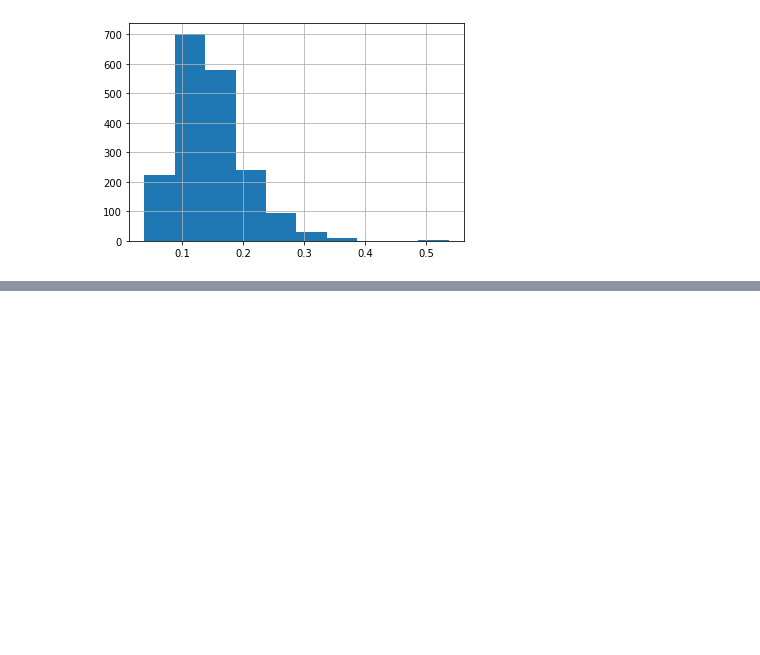
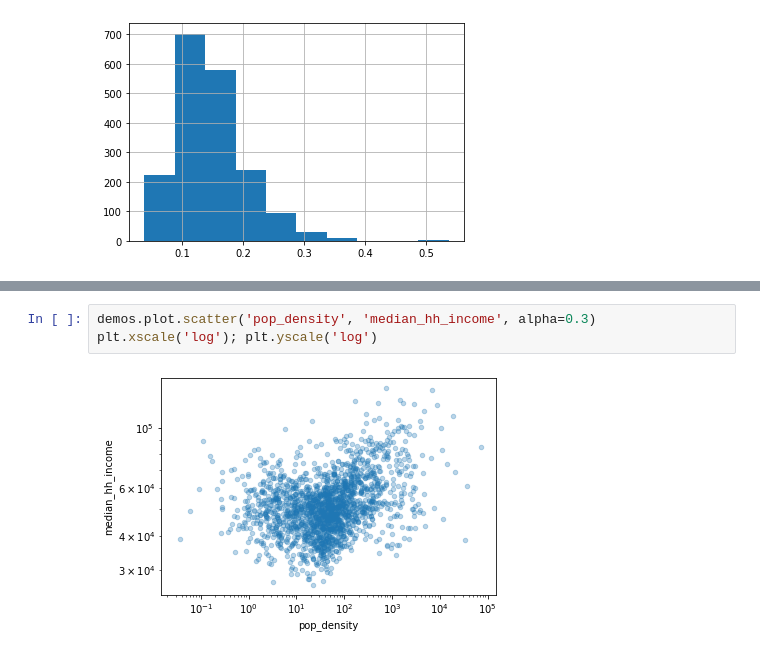
Before and after one commit to MichaelYinGH/ac209project, a Jupyter notebook: notebooks/demographic_data.ipynb, the cells around one changed output, grey strips where cells are left out. Saved outputs shown, nothing was run; the diff lists cells and outputs as text; blank space fills up the shorter version.

```diff
--- a/notebooks/demographic_data.ipynb
+++ b/notebooks/demographic_data.ipynb
@@ -138,0 +159,5 @@ demos.plot.scatter('pct_impoverished', 'mortality_risk')
+# %%
+demos.plot.scatter('pop_density', 'median_hh_income', alpha=0.3)
+plt.xscale('log'); plt.yscale('log')
+# %% [output]
+[figure, added]
```
Also changed, not shown: parts of 18 cells of this notebook.
